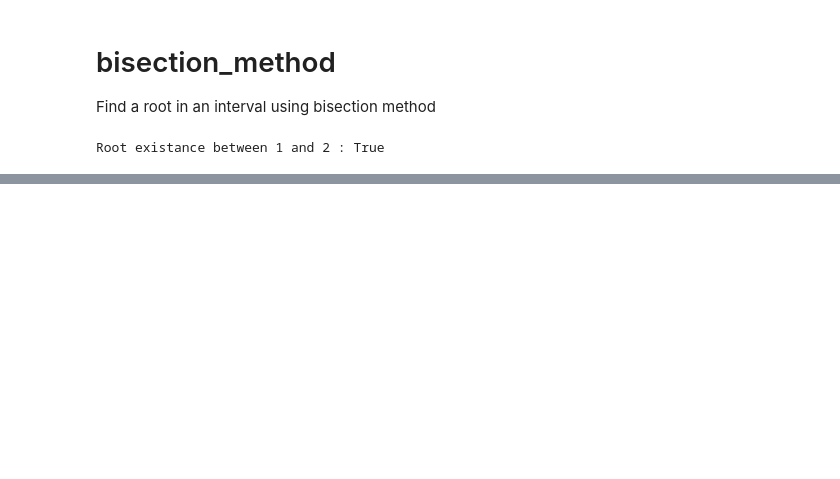
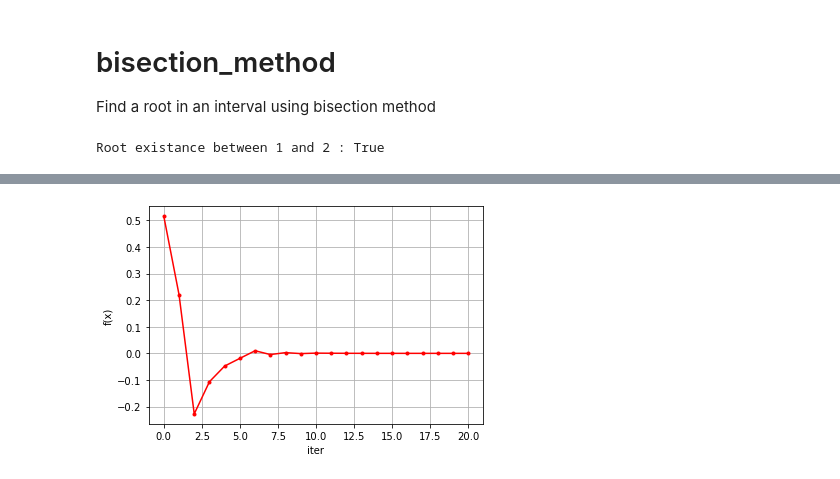
Before and after one commit to dudung/py-jupyter-nb, a Jupyter notebook: src/nummeth/root_finding/bisection_method.ipynb, the cells around one changed output, grey strips where cells are left out. Saved outputs shown, nothing was run; the diff lists cells and outputs as text; code cells hidden in the pictures; blank space fills up the shorter version.

```diff
--- a/src/nummeth/root_finding/bisection_method.ipynb
+++ b/src/nummeth/root_finding/bisection_method.ipynb
@@ -80,0 +94,8 @@ print(xroot)
+# %%
+plt.grid()
+plt.xlabel("iter")
+plt.ylabel("f(x)")
+plt.plot(yroot, 'r.-')
+plt.show()
+# %% [output]
+[figure, added]
```
Also changed, not shown: parts of 6 cells of this notebook, 3 other files.
